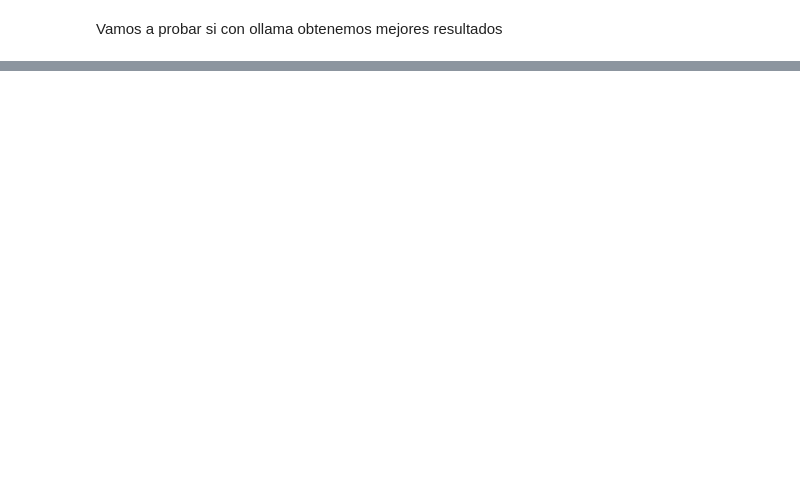
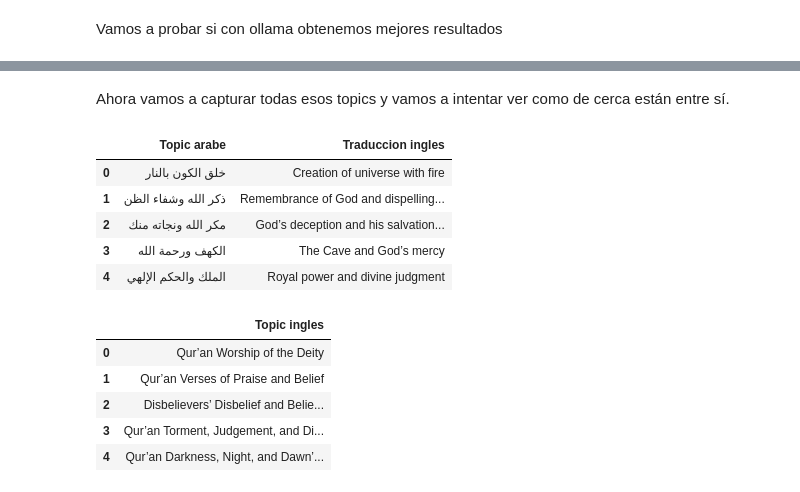
Before and after one commit to UnaiOlaiz/NLP-Group-Project, a Jupyter notebook: src/Generador de Topics + Clustering.ipynb, the cells around one changed output, grey strips where cells are left out. Saved outputs shown, nothing was run; the diff lists cells and outputs as text; code cells hidden in the pictures; blank space fills up the shorter version.

```diff
--- a/src/Generador de Topics + Clustering.ipynb
+++ b/src/Generador de Topics + Clustering.ipynb
@@ -587,5 +608,6 @@ Como podemos comprobar las palabras que ha extraido son mas variadas y más repr
 bertopic_eng.visualize_barchart(title="Visualización de Topics tras aplicar rerankers")
 # %%
 print(bertopic_eng.get_topic_info())
-topic_rerankers = bertopic_eng.get_topic_info()
+topic_rerankers_eng = bertopic_eng.get_topic_info()
+topic_rerankers_ar = bertopic_ar.get_topic_info()
 # %% [output]
@@ -702,12 +744,13 @@ Vamos a probar si con ollama obtenemos mejores resultados
 from ollama import generate
 import ollama
 
-response = ollama.generate(
+response1 = ollama.generate(
     model='gemma3:4b',
     prompt=f'''Generate a SHORT and ABSTRACT topic label for each keyword and document (max 6 words).
             Do NOT copy text from the documents.
             Output ONLY the label (no punctuation, no quotes).
             Make sure the label captures the essence of both the documents and keywords as a kind of sentence.
+            Take into account that the words given are in english. You have to make the sentence in english.
 
             Examples:
             DOCUMENTS: He created the heavens and the earth.
@@ -721,15 +764,15 @@ response = ollama.generate(
             Now create a label for the following topics (a label for each keyword and document):
 
             DOCUMENTS:
-            {topic_rerankers["Name"]}
+            {topic_rerankers_eng["Name"]}
 
             KEYWORDS:
-            {topic_rerankers["Representation"]}
+            {topic_rerankers_eng["Representation"]}
 
             LABEL:'''
 )
 
-print(response.response)
+print(response1.response)
 # %% [output]
 Here are the labels, following your instructions:
 
@@ -747,0 +845,58 @@ Here are the labels, following your instructions:
+# %% [markdown]
+Ahora vamos a capturar todas esos topics y vamos a intentar ver como de cerca están entre sí.
+# %%
+import pandas as pd
+import re
+
+lines_ar = [line.strip() for line in response2.response.split("\n") if line.strip()]
+
+lista_arabe = []
+lista_ingles = []
+
+# Patrones para identificar las líneas
+num = re.compile(r'^\d+\.?\s*(.+)')
+eng = re.compile(r'LABEL_ENG:\s*(.+)')
+
+for line in lines_ar:
+    match_eng = eng.search(line)
+    if match_eng:
+        lista_ingles.append(match_eng.group(1).strip())
+        continue
+
+    match_ar = num.match(line)
+    if match_ar and "LABEL_ENG" not in line:
+        lista_arabe.append(match_ar.group(1).strip())
+
+df_arabe = pd.DataFrame({
+    "Topic arabe": lista_arabe,
+    "Traduccion ingles": lista_ingles
+})
+
+lines_en = [line.strip() for line in response1.response.split("\n") if line.strip()]
+
+lista_ingles = []
+
+for line in lines_en:
+    match = num.match(line)
+    if match:
+        lista_ingles.append(match.group(1).strip())
+
+df_ingles = pd.DataFrame({
+    "Topic ingles": lista_ingles
+})
+
+display(df_arabe.head())
+display(df_ingles.head())
+# %% [output]
+|  | Topic arabe | Traduccion ingles |
+| 0 | خلق الكون بالنار | Creation of universe with fire |
+| 1 | ذكر الله وشفاء الظن | Remembrance of God and dispelling... |
+| 2 | مكر الله ونجاته منك | God’s deception and his salvation... |
+| 3 | الكهف ورحمة الله | The Cave and God’s mercy |
+| 4 | الملك والحكم الإلهي | Royal power and divine judgment |
+|  | Topic ingles |
+| 0 | Qur’an Worship of the Deity |
+| 1 | Qur’an Verses of Praise and Belief |
+| 2 | Disbelievers’ Disbelief and Belie... |
+| 3 | Qur’an Torment, Judgement, and Di... |
+| 4 | Qur’an Darkness, Night, and Dawn’... |
```
Also changed, not shown: parts of 23 cells of this notebook, 1 other file.
